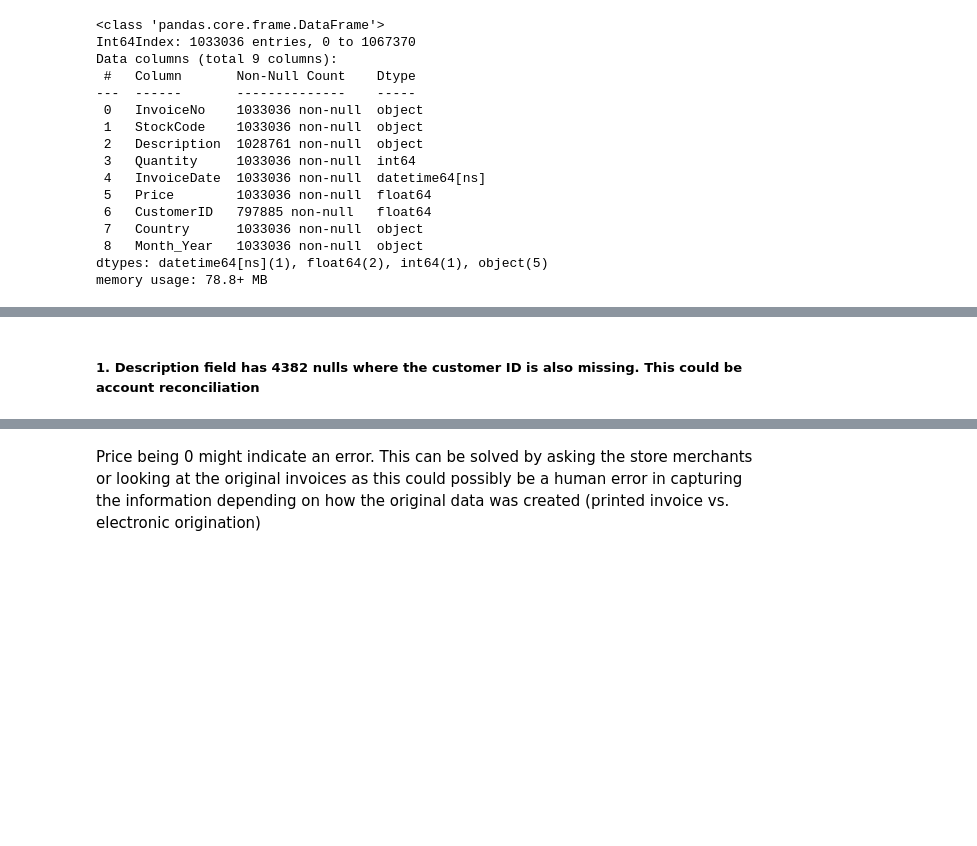
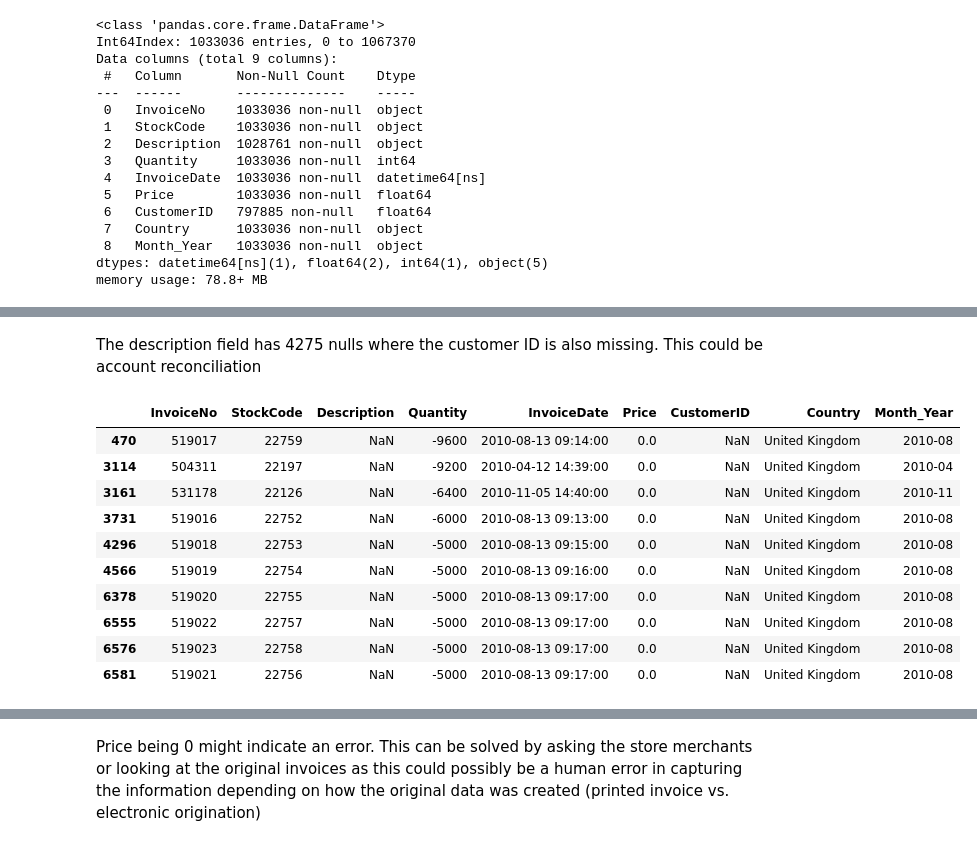
Before and after one commit to MakalaMabotja/Sales-Data-Project, a Jupyter notebook: Sales data cleaning & EDA.ipynb, the cells around one changed output, grey strips where cells are left out. Drawn from its saved outputs; the diff is of its cells as text; code cells hidden in the pictures; blank space fills up the shorter version.

```diff
--- a/Sales data cleaning & EDA.ipynb
+++ b/Sales data cleaning & EDA.ipynb
@@ -81,3 +131,18 @@ df.shape
 # %% [markdown]
-##### 1. Description field has 4382 nulls where the customer ID is also missing. This could be account reconciliation
+The description field has 4275 nulls where the customer ID is also missing. This could be account reconciliation
+# %%
+# I want a view of all missing CustomerIDs & Descriptions
+df[(df['CustomerID'].isnull())&(df['Description'].isnull())].head(10)
+# %% [output]
+|  | InvoiceNo | StockCode | Description | Quantity | InvoiceDate | Price | CustomerID | Country | Month_Year |
+| 470 | 519017 | 22759 | NaN | -9600 | 2010-08-13 09:14:00 | 0.0 | NaN | United Kingdom | 2010-08 |
+| 3114 | 504311 | 22197 | NaN | -9200 | 2010-04-12 14:39:00 | 0.0 | NaN | United Kingdom | 2010-04 |
+| 3161 | 531178 | 22126 | NaN | -6400 | 2010-11-05 14:40:00 | 0.0 | NaN | United Kingdom | 2010-11 |
+| 3731 | 519016 | 22752 | NaN | -6000 | 2010-08-13 09:13:00 | 0.0 | NaN | United Kingdom | 2010-08 |
+| 4296 | 519018 | 22753 | NaN | -5000 | 2010-08-13 09:15:00 | 0.0 | NaN | United Kingdom | 2010-08 |
+| 4566 | 519019 | 22754 | NaN | -5000 | 2010-08-13 09:16:00 | 0.0 | NaN | United Kingdom | 2010-08 |
+| 6378 | 519020 | 22755 | NaN | -5000 | 2010-08-13 09:17:00 | 0.0 | NaN | United Kingdom | 2010-08 |
+| 6555 | 519022 | 22757 | NaN | -5000 | 2010-08-13 09:17:00 | 0.0 | NaN | United Kingdom | 2010-08 |
+| 6576 | 519023 | 22758 | NaN | -5000 | 2010-08-13 09:17:00 | 0.0 | NaN | United Kingdom | 2010-08 |
+| 6581 | 519021 | 22756 | NaN | -5000 | 2010-08-13 09:17:00 | 0.0 | NaN | United Kingdom | 2010-08 |
 # %%
```
Also changed, not shown: parts of 21 cells of this notebook, 1 other file.
